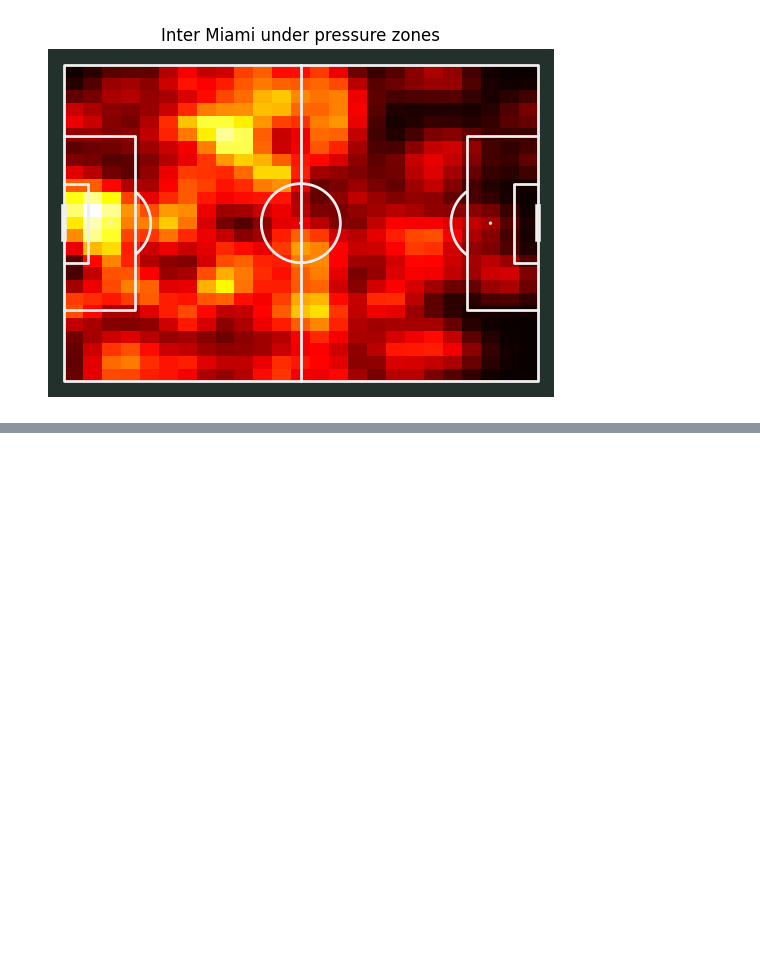
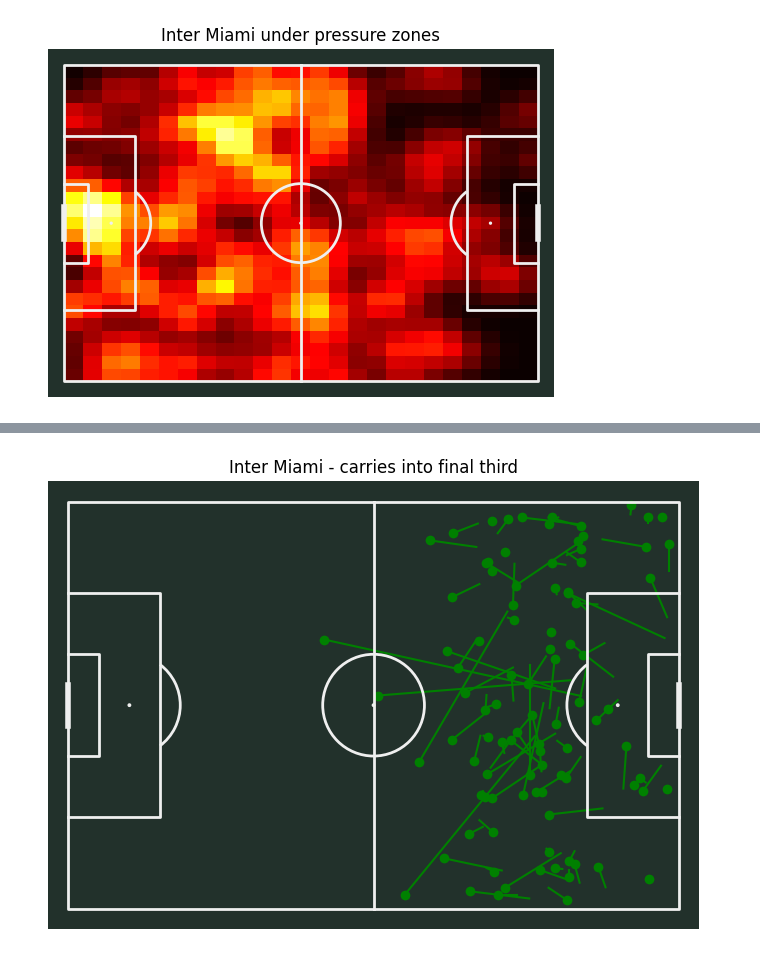
Before and after one commit to der-amit/soccer_plots, a Jupyter notebook: mls_plots.ipynb, the cells around one changed output, grey strips where cells are left out. Saved outputs shown, nothing was run; the diff lists cells and outputs as text; code cells hidden in the pictures; blank space fills up the shorter version.

Commit message:
added carries plot

```diff
--- a/mls_plots.ipynb
+++ b/mls_plots.ipynb
@@ -78,7 +75,7 @@ From Counter        36
 Other                2
 Name: count, dtype: int64
 # %%
-df = events_df[['team' ,'minute','player', 'location', 'carry_end_location','pass_end_location','play_pattern','pass_type', 'pass_shot_assist','pass_goal_assist','under_pressure','pass_through_ball','pass_cross','pass_cut_back','carry_end_location','shot_statsbomb_xg']]
+df = events_df[['team' ,'minute','player', 'location', 'carry_end_location','pass_end_location','play_pattern','pass_type', 'pass_shot_assist','pass_goal_assist','under_pressure','pass_through_ball','pass_cross','pass_cut_back','shot_statsbomb_xg']]
 # %%
 df_shot = events_df[['team' ,'minute','player', 'location','shot_end_location', 'shot_one_on_one','shot_outcome']]
 # %%
@@ -241,0 +293,7 @@ plt.show()
+# %%
+df_carries = events_df[['team' ,'minute','play_pattern', 'player', 'location','carry_end_location']]
+# %%
+df_carries['carry_end_x'] = df['carry_end_location'].str[0]
+df_carries['carry_end_y'] = df['carry_end_location'].str[1]
+df_carries['xstart'] = df['location'].str[0]
+df_carries['ystart'] = df['location'].str[1]
@@ -241,0 +330,8 @@ plt.show()
+# %%
+#Change the data type of the carries x and carrues y columns for comparison later on
+
+text_cols = ['team', 'play_pattern', 'location', 'carry_end_location']
+
+for col in df_carries.columns:
+    if col not in text_cols:
+        df_carries[col] = pd.to_numeric(df_carries[col], errors= 'coerce')
@@ -241,0 +360,15 @@ plt.show()
+# %%
+fig, ax = pitch.draw(figsize=(8,5))
+
+
+#Inter Miami carries into final third
+carries_f3rd = df_carries[(df_carries['team'] == 'Inter Miami') & (df_carries['carry_end_x'] > 80)]
+ax.plot((carries_f3rd.xstart, carries_f3rd.carry_end_x),(carries_f3rd.ystart, carries_f3rd.carry_end_y),color = 'green')
+ax.plot(carries_f3rd.xstart, carries_f3rd.ystart, 'o', color = 'green')
+
+
+ax.set_title("Inter Miami - carries into final third")
+
+plt.show()
+# %% [output]
+[figure, added]
```
Also changed, not shown: parts of 16 cells of this notebook, 1 other file.
